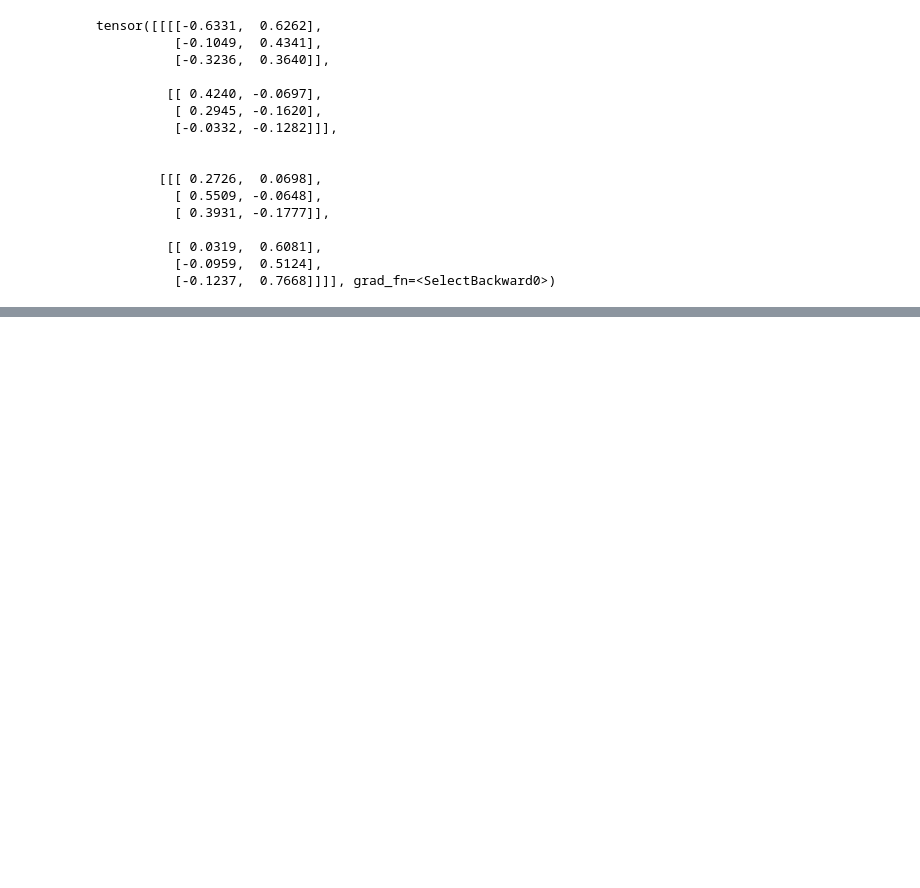
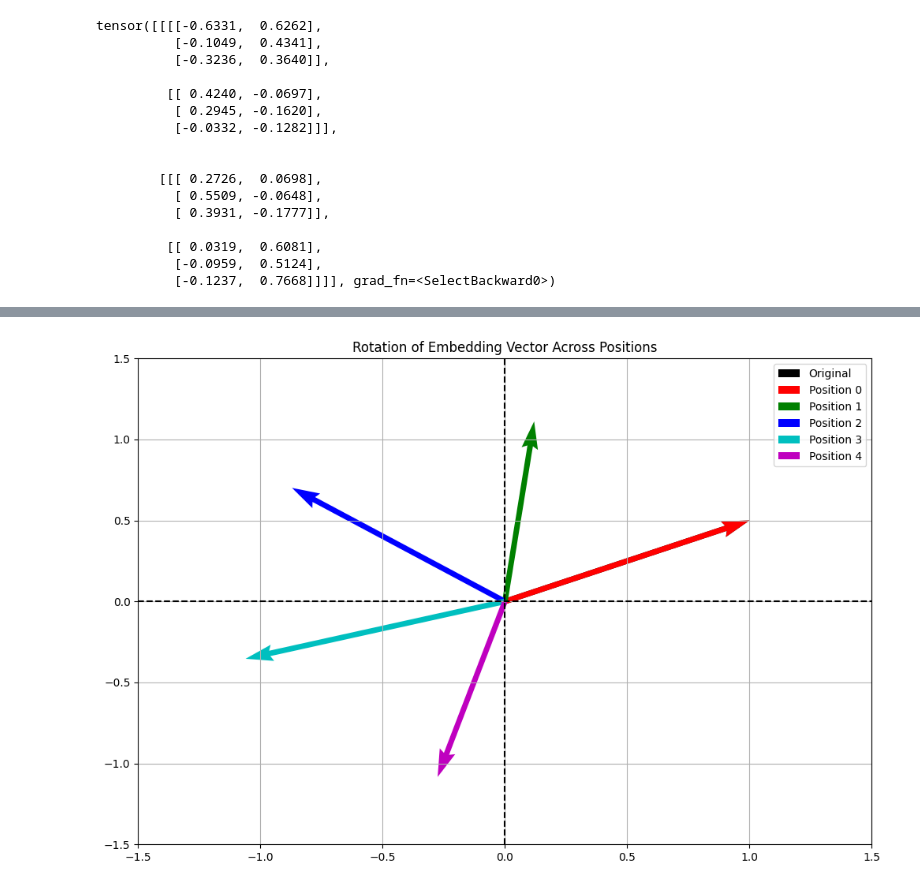
Before and after one commit to SulavKhadka/NNs-from-scratch, a Jupyter notebook: notebooks/from_scratch_llama_2.ipynb, the cells around one changed output, grey strips where cells are left out. Drawn from its saved outputs; the diff is of its cells as text; code cells hidden in the pictures; blank space fills up the shorter version.

```diff
--- a/notebooks/from_scratch_llama_2.ipynb
+++ b/notebooks/from_scratch_llama_2.ipynb
@@ -152,0 +264,11 @@ torch.Size([2, 3, 2, 4])
+# %%
+import torch
+device = "cuda:0"
+dim = 6
+seq_len = 4
+
+# Calculate the rotation frequencies for positional embeddings
+theta_numerator = torch.arange(0, dim, 2, dtype=torch.float32)
+
+# 10_000 ** (-2(i - 1)/dim) ?== 1 / 10_000 ** (theta_numerator / dim) --> How and why? where does the 2 from -2 go?
+theta = 1.0 / torch.pow(10000, theta_numerator / dim).to(device)
@@ -152,0 +316,5 @@ torch.Size([2, 3, 2, 4])
+# %%
+x = torch.randn((1, seq_len, dim))
+batch_size, seq_len, dim = x.shape
+print(x.shape)
+print(x)
@@ -152,0 +455,45 @@ torch.Size([2, 3, 2, 4])
+# %%
+import numpy as np
+import matplotlib.pyplot as plt
+
+def calculate_thetas(dim, max_seq_len):
+    theta = 1.0 / (10000000 ** (np.arange(0, dim, 2) / dim))
+    return np.outer(np.arange(max_seq_len), theta)
+
+def rotate_embedding(embedding, freq):
+    return np.array([
+        embedding[0] * np.cos(freq) - embedding[1] * np.sin(freq),
+        embedding[1] * np.cos(freq) + embedding[0] * np.sin(freq)
+    ])
+
+# Parameters
+dim = 2
+max_seq_len = 5
+embedding = np.array([1.0, 0.5])  # Sample 2D embedding
+
+# Calculate thetas and frequencies
+thetas = calculate_thetas(dim, max_seq_len)
+freqs = thetas[:, 0]  # We only need one frequency for 2D
+
+# Create plot
+plt.figure(figsize=(12, 8))
+colors = ['r', 'g', 'b', 'c', 'm']
+
+# Plot original embedding
+plt.quiver(0, 0, embedding[0], embedding[1], angles='xy', scale_units='xy', scale=1, color='k', label='Original')
+
+# Plot rotated embeddings for each position
+for i in range(max_seq_len):
+    rotated = rotate_embedding(embedding, freqs[i])
+    plt.quiver(0, 0, rotated[0], rotated[1], angles='xy', scale_units='xy', scale=1, color=colors[i], label=f'Position {i}')
+
+plt.xlim(-1.5, 1.5)
+plt.ylim(-1.5, 1.5)
+plt.axhline(y=0, color='k', linestyle='--')
+plt.axvline(x=0, color='k', linestyle='--')
+plt.title("Rotation of Embedding Vector Across Positions")
+plt.legend()
+plt.grid(True)
+plt.show()
+# %% [output]
+[figure, added]
```
Also changed, not shown: parts of 36 cells of this notebook, 9 other files.
